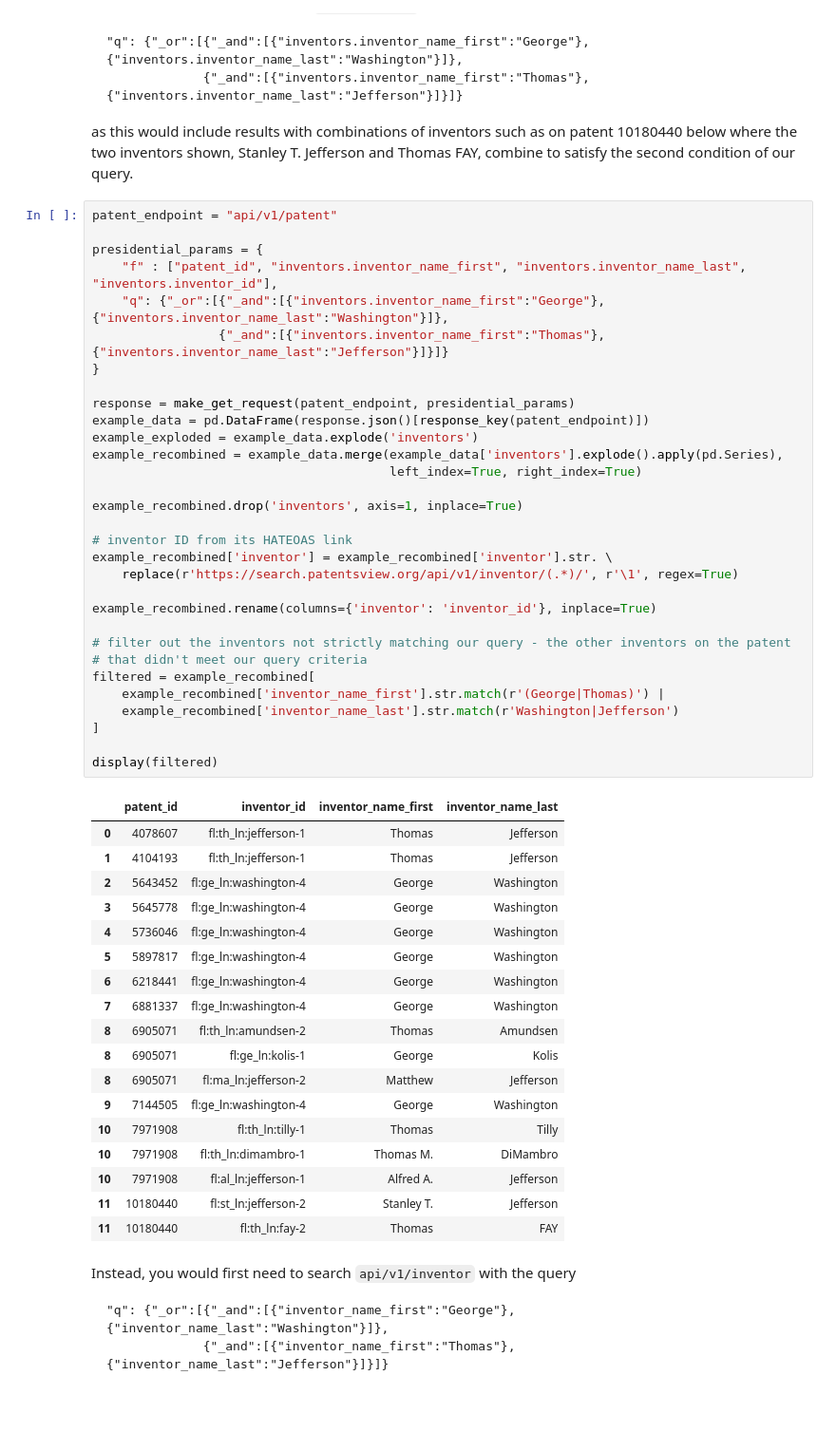
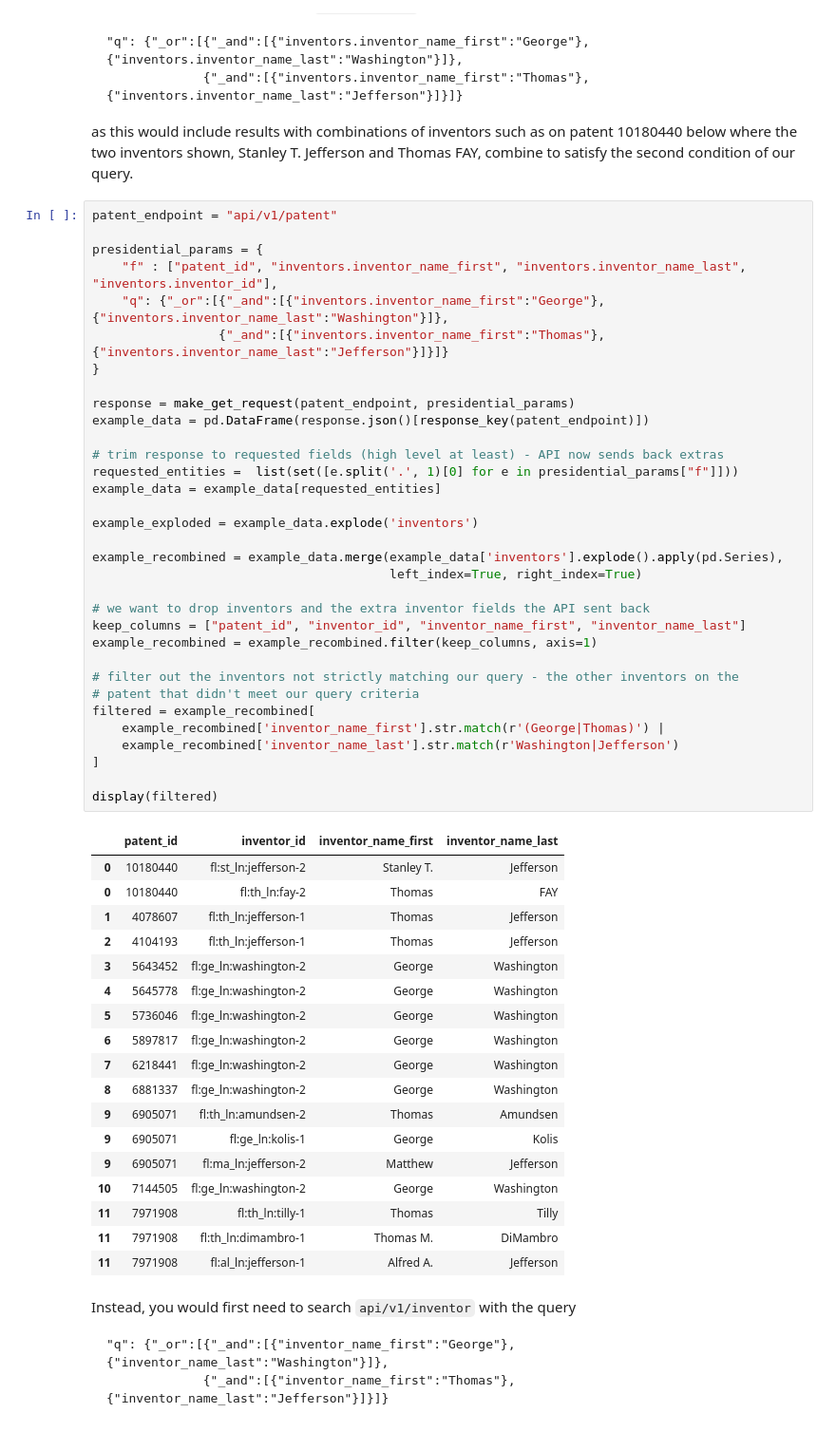
Before and after one commit to mustberuss/PatentsView-Code-Snippets, a Jupyter notebook: 07_PatentSearch_API_demo/PV PatentSearch API tutorial.ipynb, the cells around one changed output. Shown at 95% size. Drawn from its saved outputs; the diff is of its cells as text.

Commit message:
trim away the unrequested fields the API now returns

````diff
--- a/07_PatentSearch_API_demo/PV PatentSearch API tutorial.ipynb
+++ b/07_PatentSearch_API_demo/PV PatentSearch API tutorial.ipynb
@@ -339,53 +358,55 @@ as this would include results with combinations of inventors such as on patent 1
 # %%
 patent_endpoint = "api/v1/patent"
 
 presidential_params = {
     "f" : ["patent_id", "inventors.inventor_name_first", "inventors.inventor_name_last", "inventors.inventor_id"],
     "q": {"_or":[{"_and":[{"inventors.inventor_name_first":"George"}, {"inventors.inventor_name_last":"Washington"}]},
                  {"_and":[{"inventors.inventor_name_first":"Thomas"}, {"inventors.inventor_name_last":"Jefferson"}]}]}
 }
 
 response = make_get_request(patent_endpoint, presidential_params)
 example_data = pd.DataFrame(response.json()[response_key(patent_endpoint)])
+
+# trim response to requested fields (high level at least) - API now sends back extras
+requested_entities =  list(set([e.split('.', 1)[0] for e in presidential_params["f"]]))
+example_data = example_data[requested_entities]
+
 example_exploded = example_data.explode('inventors')
+
 example_recombined = example_data.merge(example_data['inventors'].explode().apply(pd.Series),
                                         left_index=True, right_index=True)
 
-example_recombined.drop('inventors', axis=1, inplace=True)
+# we want to drop inventors and the extra inventor fields the API sent back
+keep_columns = ["patent_id", "inventor_id", "inventor_name_first", "inventor_name_last"]
+example_recombined = example_recombined.filter(keep_columns, axis=1)
 
-# inventor ID from its HATEOAS link
-example_recombined['inventor'] = example_recombined['inventor'].str. \
-    replace(r'https://search.patentsview.org/api/v1/inventor/(.*)/', r'\1', regex=True)
-
-example_recombined.rename(columns={'inventor': 'inventor_id'}, inplace=True)
-
-# filter out the inventors not strictly matching our query - the other inventors on the patent
-# that didn't meet our query criteria
+# filter out the inventors not strictly matching our query - the other inventors on the
+# patent that didn't meet our query criteria
 filtered = example_recombined[
     example_recombined['inventor_name_first'].str.match(r'(George|Thomas)') |
     example_recombined['inventor_name_last'].str.match(r'Washington|Jefferson')
 ]
 
 display(filtered)
 # %% [output]
 |  | patent_id | inventor_id | inventor_name_first | inventor_name_last |
-| 0 | 4078607 | fl:th_ln:jefferson-1 | Thomas | Jefferson |
-| 1 | 4104193 | fl:th_ln:jefferson-1 | Thomas | Jefferson |
-| 2 | 5643452 | fl:ge_ln:washington-4 | George | Washington |
-| 3 | 5645778 | fl:ge_ln:washington-4 | George | Washington |
-| 4 | 5736046 | fl:ge_ln:washington-4 | George | Washington |
-| 5 | 5897817 | fl:ge_ln:washington-4 | George | Washington |
-| 6 | 6218441 | fl:ge_ln:washington-4 | George | Washington |
-| 7 | 6881337 | fl:ge_ln:washington-4 | George | Washington |
-| 8 | 6905071 | fl:th_ln:amundsen-2 | Thomas | Amundsen |
-| 8 | 6905071 | fl:ge_ln:kolis-1 | George | Kolis |
-| 8 | 6905071 | fl:ma_ln:jefferson-2 | Matthew | Jefferson |
-| 9 | 7144505 | fl:ge_ln:washington-4 | George | Washington |
-| 10 | 7971908 | fl:th_ln:tilly-1 | Thomas | Tilly |
-| 10 | 7971908 | fl:th_ln:dimambro-1 | Thomas M. | DiMambro |
-| 10 | 7971908 | fl:al_ln:jefferson-1 | Alfred A. | Jefferson |
-| 11 | 10180440 | fl:st_ln:jefferson-2 | Stanley T. | Jefferson |
-| 11 | 10180440 | fl:th_ln:fay-2 | Thomas | FAY |
+| 0 | 10180440 | fl:st_ln:jefferson-2 | Stanley T. | Jefferson |
+| 0 | 10180440 | fl:th_ln:fay-2 | Thomas | FAY |
+| 1 | 4078607 | fl:th_ln:jefferson-1 | Thomas | Jefferson |
+| 2 | 4104193 | fl:th_ln:jefferson-1 | Thomas | Jefferson |
+| 3 | 5643452 | fl:ge_ln:washington-2 | George | Washington |
+| 4 | 5645778 | fl:ge_ln:washington-2 | George | Washington |
+| 5 | 5736046 | fl:ge_ln:washington-2 | George | Washington |
+| 6 | 5897817 | fl:ge_ln:washington-2 | George | Washington |
+| 7 | 6218441 | fl:ge_ln:washington-2 | George | Washington |
+| 8 | 6881337 | fl:ge_ln:washington-2 | George | Washington |
+| 9 | 6905071 | fl:th_ln:amundsen-2 | Thomas | Amundsen |
+| 9 | 6905071 | fl:ge_ln:kolis-1 | George | Kolis |
+| 9 | 6905071 | fl:ma_ln:jefferson-2 | Matthew | Jefferson |
+| 10 | 7144505 | fl:ge_ln:washington-2 | George | Washington |
+| 11 | 7971908 | fl:th_ln:tilly-1 | Thomas | Tilly |
+| 11 | 7971908 | fl:th_ln:dimambro-1 | Thomas M. | DiMambro |
+| 11 | 7971908 | fl:al_ln:jefferson-1 | Alfred A. | Jefferson |
 # %% [markdown]
 Instead, you would first need to search `api/v1/inventor` with the query
 ```
````
Also changed, not shown: parts of 13 cells of this notebook.
